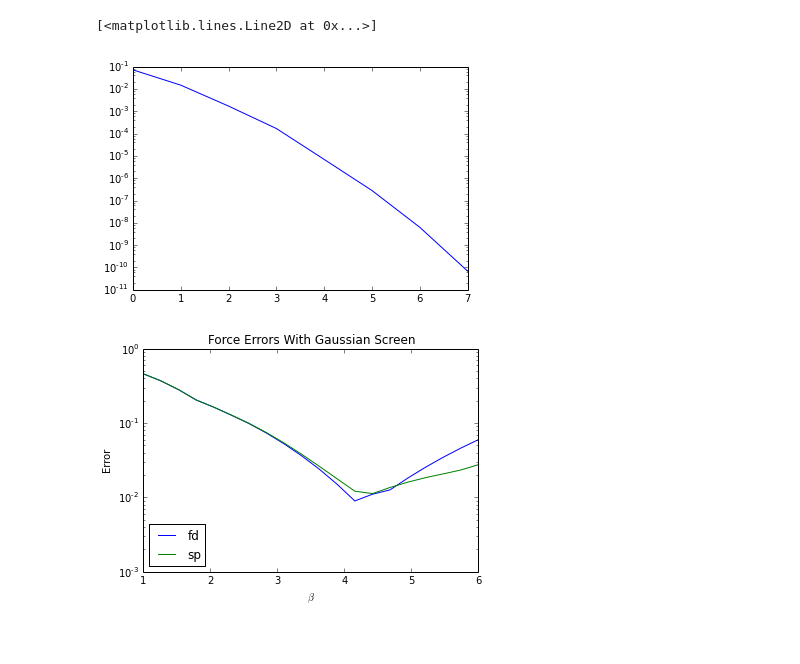
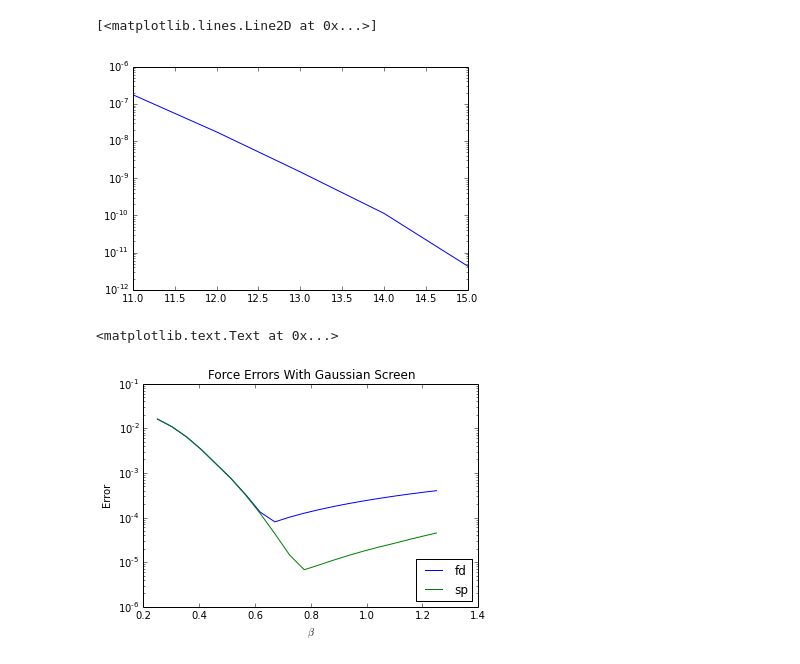
Before and after one commit to dreamer2368/py3d3v, a Jupyter notebook: py3d3v/ewald-sum.ipynb, the cells around one changed output. Drawn from its saved outputs; the diff is of its cells as text; code cells hidden in the pictures.

```diff
--- a/py3d3v/ewald-sum.ipynb
+++ b/py3d3v/ewald-sum.ipynb
@@ -11,19 +11,26 @@ from pic3d3v import *
 from interp import *
 from solvers import *
 norm = lambda x: np.max(np.abs(x))
+# %%
+N = 100
+alpha = 1.
+Lz = Ly = Lx = 10.#2*np.pi
+
+rmax = 4.
+beta_vals = np.linspace(.25, 1.25, 20)
+#beta_vals = np.linspace(3., 6., 20)
+nz = ny = nx = 64
 # %%
-N = 100
-alpha = 1.
-Lz = Ly = Lx = 2*np.pi
-
 np.random.seed(9998)
 zp = np.random.rand(N)*Lz
 yp = np.random.rand(N)*Ly
 xp = np.random.rand(N)*Lx
 q  = np.ones(N, dtype=np.double)
+particles = Species(N, 1., 1., x0=xp, y0=yp, z0=zp)
 # %%
 res  = []
-for mmax in range(1, 10):
+mmax_vals = range(10, 15+1)
+for mmax in range(10, 15+1):
 
     Ezp, Eyp, Exp = ewald_sum(zp, Lz, yp, Ly, xp, Lx,
                               q, alpha, mmax, mmax)
@@ -34,45 +41,46 @@ max_change = []
 for r1, r2 in zip(res[:-1], res[1:]):
     max_change.append(np.max([np.max(np.abs(r1[i]-r2[i]))
                               for i in range(3)]))
-plt.semilogy(max_change)
+plt.semilogy(mmax_vals[1:], max_change)
 # %% [output]
 [<matplotlib.lines.Line2D at 0x...>]
-[figure, old version]
+[figure, new version]
 # %%
-rmax = .5
-beta_vals = np.linspace(1, 6, 20)
-nz = ny = nx = 64
-particles = Species(N, 1., 1., x0=xp, y0=yp, z0=zp)
+particle_shape = 3
 
 errs_fd = []
 errs_sp = []
 for beta in beta_vals:
+
     picp3m = PIC3DP3M([particles], (Lz,Ly,Lx), (nz,ny,nx))
     picp3m.init_run(0, beta=beta, rmax=rmax, N_cells=1,
-                    solver_opts={"diff_type":"fd"})
+                    solver_opts={"diff_type":"fd"},
+                    particle_shape=particle_shape)
     Ezp3m, Eyp3m, Exp3m = picp3m.calc_E_at_points()
 
     errs_fd.append(np.max([norm(Ezp3m-Ezp),
                            norm(Eyp3m-Eyp),
                            norm(Exp3m-Exp)]))
 
     picp3m = PIC3DP3M([particles], (Lz,Ly,Lx), (nz,ny,nx))
     picp3m.init_run(0, beta=beta, rmax=rmax, N_cells=1,
-                    #screen=(GaussianScreen, {"optimized":True, "m_max":2}),
-                    solver_opts={"diff_type":"spectral"})
+                    solver_opts={"diff_type":"spectral"},
+                    particle_shape=particle_shape)
     Ezp3m, Eyp3m, Exp3m = picp3m.calc_E_at_points()
 
     errs_sp.append(np.max([norm(Ezp3m-Ezp),
                            norm(Eyp3m-Eyp),
                            norm(Exp3m-Exp)]))
 
-
+errs_fd_b3 = errs_fd
+errs_sp_b3 = errs_sp
 plt.semilogy(beta_vals, errs_fd, label="fd")
 plt.semilogy(beta_vals, errs_sp, label="sp")
-plt.legend(loc='lower left')
+plt.legend(loc='lower right')
 plt.xlabel("$\\beta$")
 plt.ylabel("Error")
 plt.title("Force Errors With Gaussian Screen")
-plt.savefig("fe-gaussian.pdf")
+#plt.savefig("fe-gaussian.pdf")
 # %% [output]
+<matplotlib.text.Text at 0x...>
-[figure, old version]
+[figure, new version]
```
Also changed, not shown: parts of 4 cells of this notebook.
